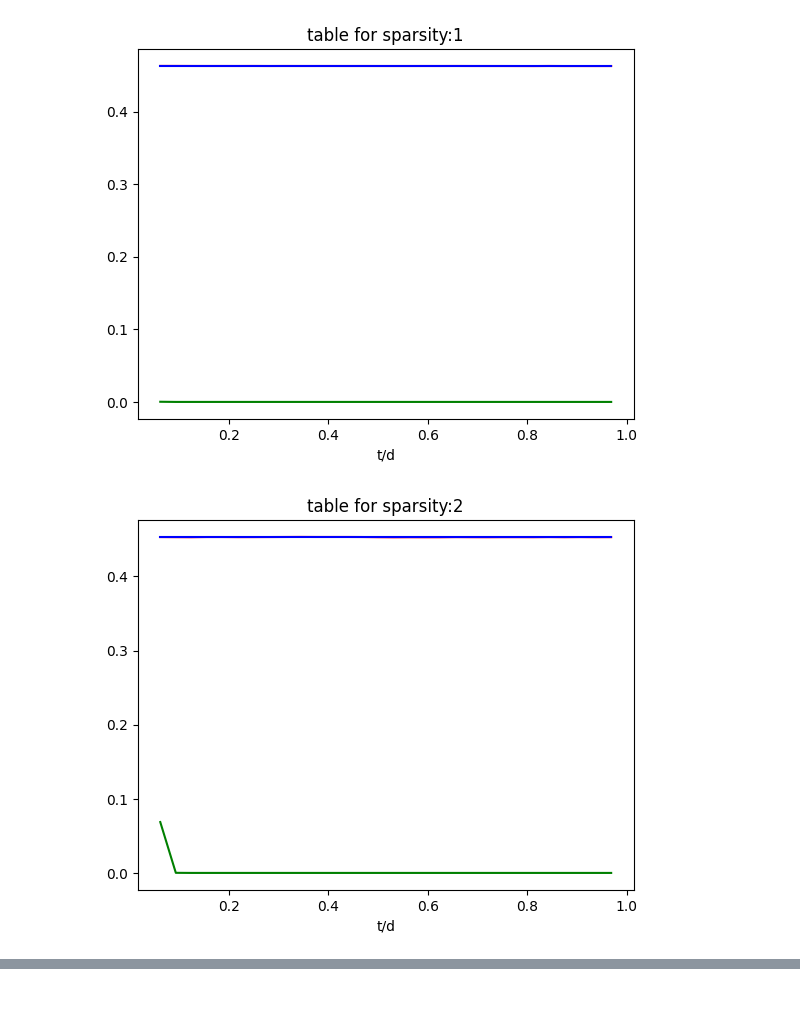
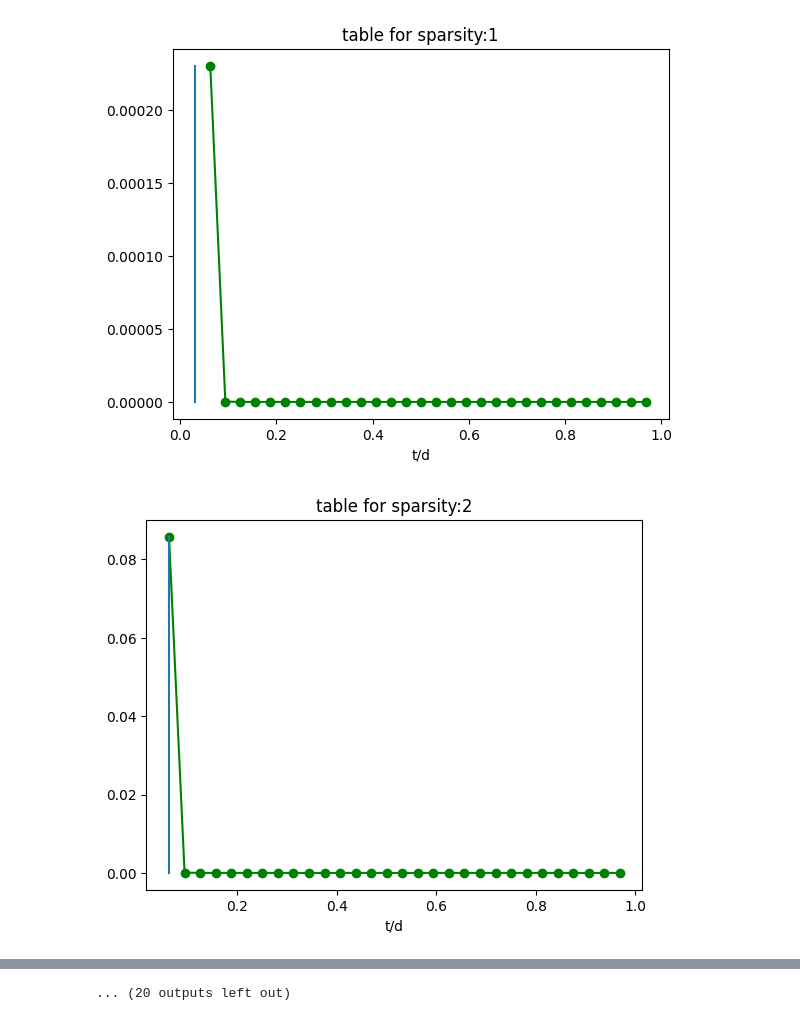
Before and after one commit to Daniel-Ros/masters, a Jupyter notebook: analysis.ipynb, the cells around one changed output, grey strips where cells are left out. Drawn from its saved outputs; the diff is of its cells as text; code cells hidden in the pictures.

```diff
--- a/analysis.ipynb
+++ b/analysis.ipynb
@@ -64,12 +64,13 @@ plt.show()
 # %%
 i =0
 fig, ax = plt.subplots()
-for s in [1,2,4,8,16,32]:
+for s in range(1,33):
     plt.title(f"table for sparsity:{s}")
-    df[df["sparsity"] == s].groupby("t/d").mean()["target_err"].plot(c=colors[0],label="target err")
-    df[df["sparsity"] == s].groupby("t/d").mean()["base_err"].plot(c=colors[1],label= "base err")
-    df[df["sparsity"] == s].groupby("t/d").mean()["batcharayya"].plot(c=colors[2],label= "batcharayya bound")
+    # df[df["sparsity"] == s].groupby("t/d").mean()["target_err"].plot(c=colors[0],label="target err")
+    # df[df["sparsity"] == s].groupby("t/d").mean()["base_err"].plot(c=colors[1],label= "base err")
+    df[df["sparsity"] == s].groupby("t/d").mean()["batcharayya"].plot(c=colors[2],marker="o",label= "batcharayya bound")
+    plt.plot([s/32,s/32],[0,df[df["sparsity"] == s].groupby("t/d").mean()["batcharayya"].max()])
     plt.show()
 # %% [output]
-[figure, old version]
+[figure, new version]
-[figure, old version]
+[figure, new version]
@@ -79,0 +87 @@ for s in [1,2,4,8,16,32]:
+... (20 outputs left out)
```
Also changed, not shown: parts of 6 cells of this notebook, 1 other file.
